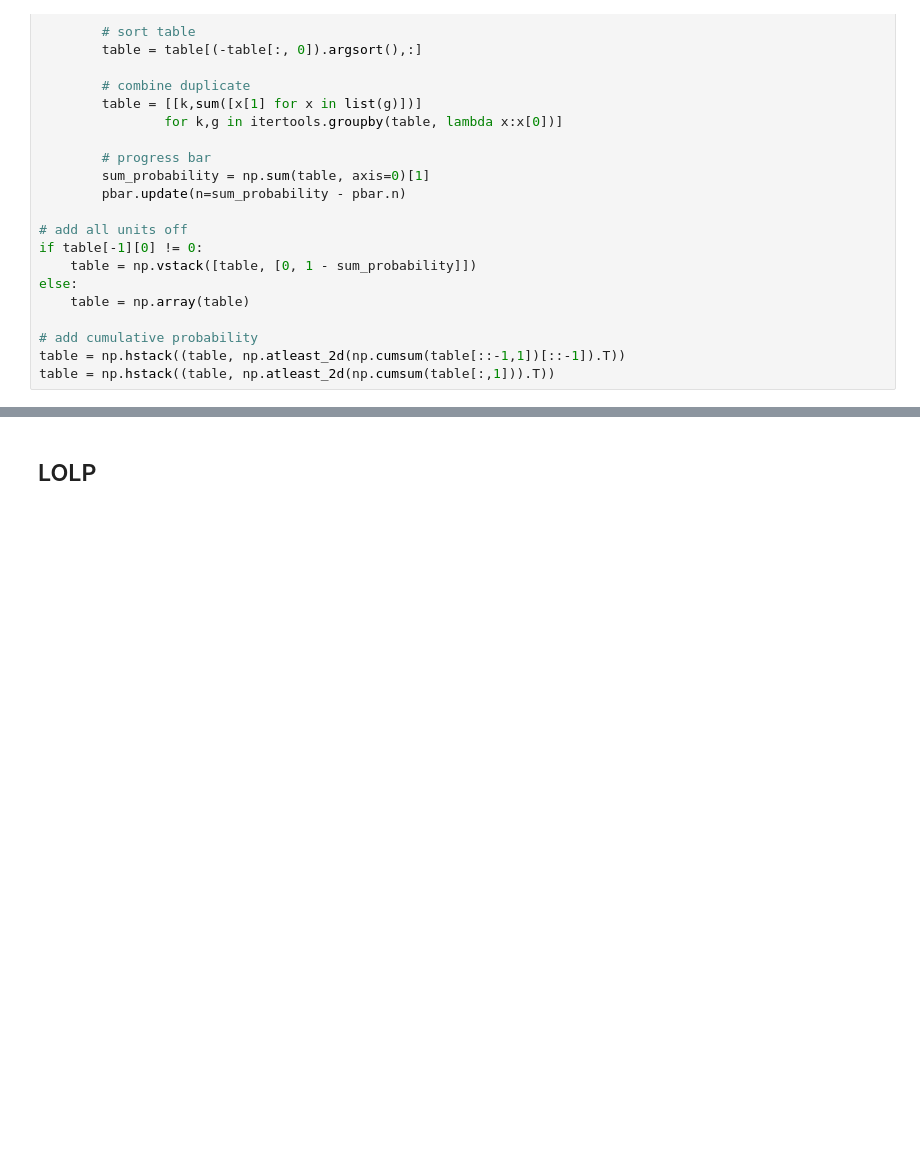
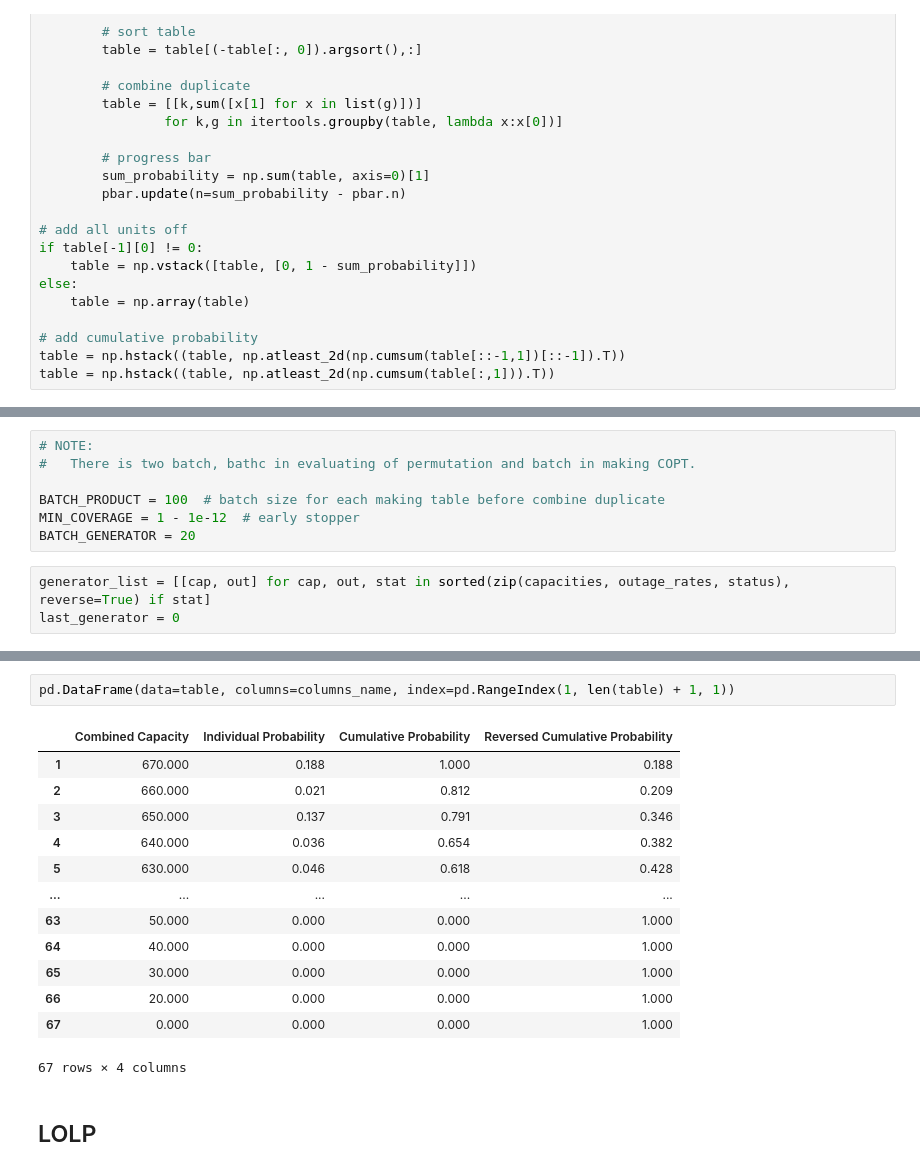
Before and after one commit to yasirroni/copt, a Jupyter notebook: notebooks/copt.ipynb, the cells around one changed output, grey strips where cells are left out. Cells and saved outputs as stored; diff of their text form; blank space fills up the shorter version.

```diff
--- a/notebooks/copt.ipynb
+++ b/notebooks/copt.ipynb
@@ -231,0 +261,10 @@ pd.DataFrame(data=table, columns=columns_name, index=pd.RangeIndex(1, len(table)
+# %%
+# NOTE:
+#   There is two batch, bathc in evaluating of permutation and batch in making COPT.
+
+BATCH_PRODUCT = 100  # batch size for each making table before combine duplicate
+MIN_COVERAGE = 1 - 1e-12  # early stopper
+BATCH_GENERATOR = 20
+# %%
+generator_list = [[cap, out] for cap, out, stat in sorted(zip(capacities, outage_rates, status), reverse=True) if stat]
+last_generator = 0
@@ -232,3 +318,19 @@ pd.DataFrame(data=table, columns=columns_name, index=pd.RangeIndex(1, len(table)
+# %%
+pd.DataFrame(data=table, columns=columns_name, index=pd.RangeIndex(1, len(table) + 1, 1))
+# %% [output]
+|  | Combined Capacity | Individual Probability | Cumulative Probability | Reversed Cumulative Probability |
+| 1 | 670.000 | 0.188 | 1.000 | 0.188 |
+| 2 | 660.000 | 0.021 | 0.812 | 0.209 |
+| 3 | 650.000 | 0.137 | 0.791 | 0.346 |
+| 4 | 640.000 | 0.036 | 0.654 | 0.382 |
+| 5 | 630.000 | 0.046 | 0.618 | 0.428 |
+| ... | ... | ... | ... | ... |
+| 63 | 50.000 | 0.000 | 0.000 | 1.000 |
+| 64 | 40.000 | 0.000 | 0.000 | 1.000 |
+| 65 | 30.000 | 0.000 | 0.000 | 1.000 |
+| 66 | 20.000 | 0.000 | 0.000 | 1.000 |
+| 67 | 0.000 | 0.000 | 0.000 | 1.000 |
+67 rows × 4 columns
 # %% [markdown]
 ## LOLP
 # %%
```
Also changed, not shown: parts of 7 cells of this notebook, 2 other files.
